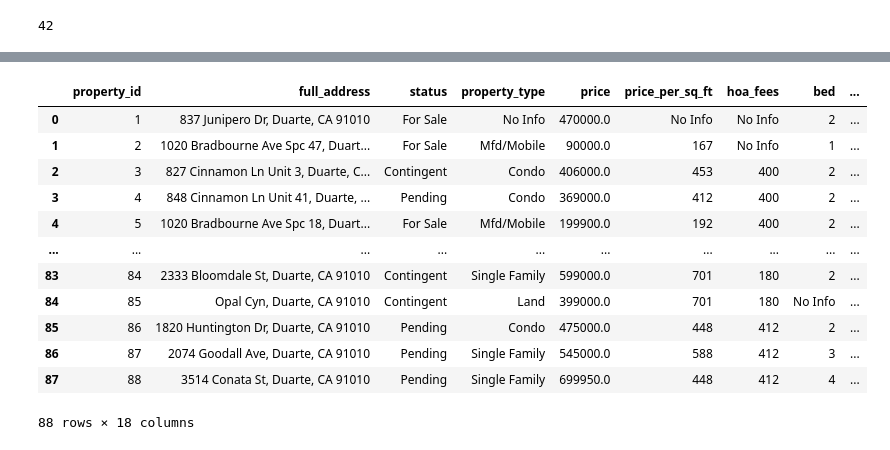
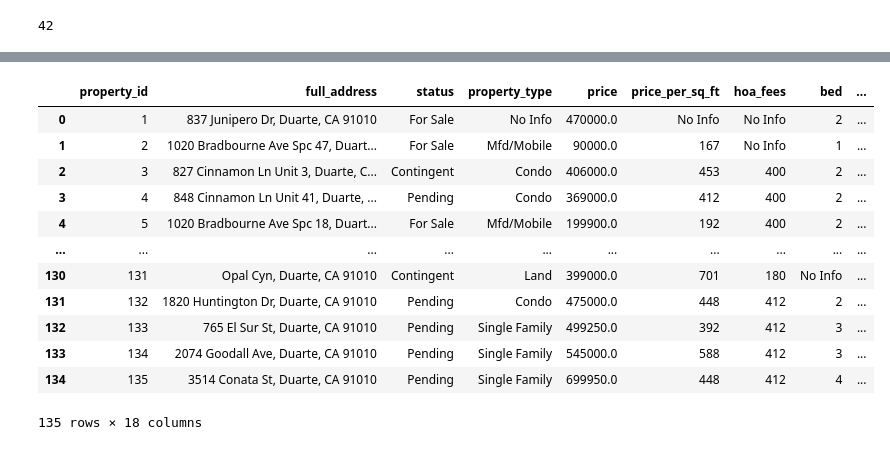
Before and after one commit to skesamsetty/real-estate-web-scrape, a Jupyter notebook: code/Listings.ipynb, the cells around one changed output, grey strips where cells are left out. Saved outputs shown, nothing was run; the diff lists cells and outputs as text; code cells hidden in the pictures.

```diff
--- a/code/Listings.ipynb
+++ b/code/Listings.ipynb
@@ -332,18 +333,18 @@ listings_df.head()
 | 4 | 1020 Bradbourne Ave Spc 18, Duart... | For Sale | Mfd/Mobile | 199900 | 192 | 400 | 2 | 2.0 | ... |
 # %%
-new_listings_df = pd.read_sql_table('listings', connection)
-new_listings_df
+historic_listings_df = pd.read_sql_table('listings', connection)
+historic_listings_df
 # %% [output]
 |  | property_id | full_address | status | property_type | price | price_per_sq_ft | hoa_fees | bed | ... |
 | 0 | 1 | 837 Junipero Dr, Duarte, CA 91010 | For Sale | No Info | 470000.0 | No Info | No Info | 2 | ... |
 | 1 | 2 | 1020 Bradbourne Ave Spc 47, Duart... | For Sale | Mfd/Mobile | 90000.0 | 167 | No Info | 1 | ... |
 | 2 | 3 | 827 Cinnamon Ln Unit 3, Duarte, C... | Contingent | Condo | 406000.0 | 453 | 400 | 2 | ... |
 | 3 | 4 | 848 Cinnamon Ln Unit 41, Duarte, ... | Pending | Condo | 369000.0 | 412 | 400 | 2 | ... |
 | 4 | 5 | 1020 Bradbourne Ave Spc 18, Duart... | For Sale | Mfd/Mobile | 199900.0 | 192 | 400 | 2 | ... |
 | ... | ... | ... | ... | ... | ... | ... | ... | ... | ... |
-| 83 | 84 | 2333 Bloomdale St, Duarte, CA 91010 | Contingent | Single Family | 599000.0 | 701 | 180 | 2 | ... |
-| 84 | 85 | Opal Cyn, Duarte, CA 91010 | Contingent | Land | 399000.0 | 701 | 180 | No Info | ... |
-| 85 | 86 | 1820 Huntington Dr, Duarte, CA 91010 | Pending | Condo | 475000.0 | 448 | 412 | 2 | ... |
-| 86 | 87 | 2074 Goodall Ave, Duarte, CA 91010 | Pending | Single Family | 545000.0 | 588 | 412 | 3 | ... |
-| 87 | 88 | 3514 Conata St, Duarte, CA 91010 | Pending | Single Family | 699950.0 | 448 | 412 | 4 | ... |
+| 130 | 131 | Opal Cyn, Duarte, CA 91010 | Contingent | Land | 399000.0 | 701 | 180 | No Info | ... |
+| 131 | 132 | 1820 Huntington Dr, Duarte, CA 91010 | Pending | Condo | 475000.0 | 448 | 412 | 2 | ... |
+| 132 | 133 | 765 El Sur St, Duarte, CA 91010 | Pending | Single Family | 499250.0 | 392 | 412 | 3 | ... |
+| 133 | 134 | 2074 Goodall Ave, Duarte, CA 91010 | Pending | Single Family | 545000.0 | 588 | 412 | 3 | ... |
+| 134 | 135 | 3514 Conata St, Duarte, CA 91010 | Pending | Single Family | 699950.0 | 448 | 412 | 4 | ... |
-88 rows × 18 columns
+135 rows × 18 columns
```
Also changed, not shown: parts of 9 cells of this notebook, 1 other file.
